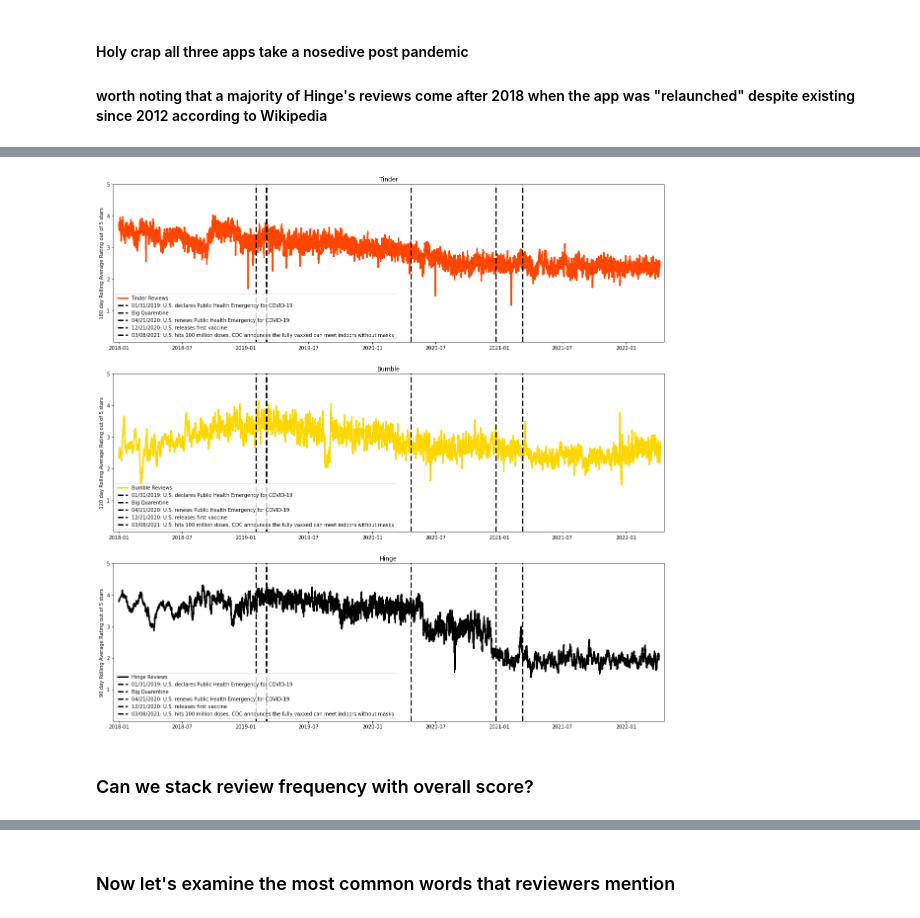
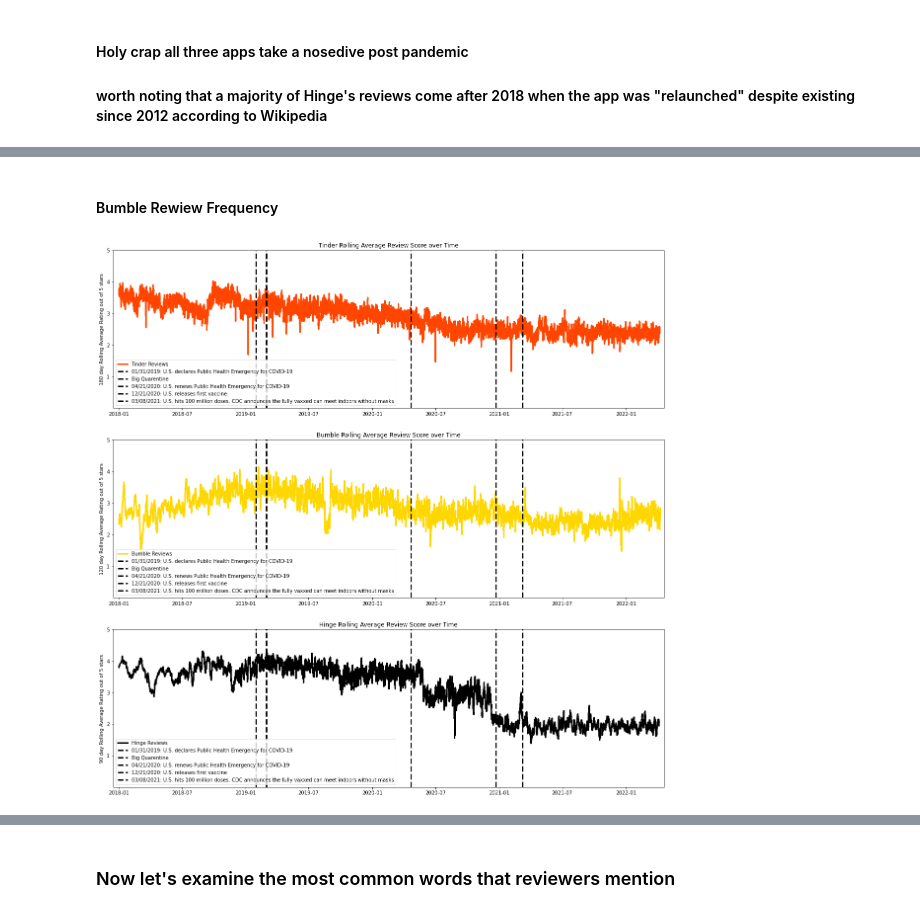
Before and after one commit to johnrh3/ACE_592_Dating_Sim, a Jupyter notebook: Trends/Trend_Analysis.ipynb, the cells around one changed output, grey strips where cells are left out. Saved outputs shown, nothing was run; the diff lists cells and outputs as text; code cells hidden in the pictures.

```diff
--- a/Trends/Trend_Analysis.ipynb
+++ b/Trends/Trend_Analysis.ipynb
@@ -342,3 +340,5 @@ axs[2].title.set_text('Hinge Review Frequency over Time')
+# %% [markdown]
+#### Bumble Rewiew Frequency
 # %%
 #plots a rolling average of the review scores for each app over time
 
@@ -357,7 +357,7 @@ fig, axs = plt.subplots(3, 1, tight_layout=False,
 
 #tinder
 axs[0].plot_date(xT,yT, fmt='-', label="Tinder Reviews",lw=3, color = 'orangered')
-axs[0].title.set_text('Tinder')
+axs[0].title.set_text('Tinder Rolling Average Review Score over Time')
 axs[0].set_ylabel("180 day Rolling Average Rating out of 5 stars")
 axs[0].set_ylim(0,5)
 axs[0].set_yticks([1,2,3,4,5])
@@ -365,7 +365,7 @@ axs[0].set_xlim(np.datetime64("2017-12-15 00:00:00+00:00"), np.datetime64("2022-
 
 #bumble
 axs[1].plot_date(xB,yB, fmt='-', label="Bumble Reviews",lw=3, color = 'gold')
-axs[1].title.set_text('Bumble')
+axs[1].title.set_text('Bumble Rolling Average Review Score over Time')
 axs[1].set_ylabel("120 day Rolling Average Rating out of 5 stars")
 axs[1].set_ylim(0,5)
 axs[1].set_yticks([1,2,3,4,5])
@@ -373,7 +373,7 @@ axs[1].set_xlim(np.datetime64("2017-12-15 00:00:00+00:00"), np.datetime64("2022-
 
 #Hinge
 axs[2].plot_date(xH,yH, fmt='-', label="Hinge Reviews",lw=3, color = 'black')
-axs[2].title.set_text('Hinge')
+axs[2].title.set_text('Hinge Rolling Average Review Score over Time')
 axs[2].set_ylabel("90 day Rolling Average Rating out of 5 stars")
 axs[2].set_ylim(0,5)
 axs[2].set_yticks([1,2,3,4,5])
@@ -408,33 +408,31 @@ axs[2].vlines(q, 0, 80, colors='black', label="Big Quarentine",lw=3,
 #renewed emergency call
 axs[0].vlines(x2, 0, 80, colors='black', label="04/21/2020: U.S. renews Public Health Emergency for COVID-19",lw=3,
               linestyles='dashed')
 axs[1].vlines(x2, 0, 80, colors='black', label="04/21/2020: U.S. renews Public Health Emergency for COVID-19",lw=3,
               linestyles='dashed')
 axs[2].vlines(x2, 0, 80, colors='black', label="04/21/2020: U.S. renews Public Health Emergency for COVID-19",lw=3,
               linestyles='dashed')
 
 #vaccines drop first doses
 axs[0].vlines(x3, 0, 80, colors='black', label="12/21/2020: U.S. releases first vaccine",lw=3,
               linestyles='dashed')
 axs[1].vlines(x3, 0, 80, colors='black', label="12/21/2020: U.S. releases first vaccine",lw=3,
               linestyles='dashed')
 axs[2].vlines(x3, 0, 80, colors='black', label="12/21/2020: U.S. releases first vaccine",lw=3,
               linestyles='dashed')
 
 #CDC announces fully vaxxed can meet inside without masks
 axs[0].vlines(x4, 0, 80, colors='black', label="03/08/2021: U.S. hits 100 million doses. CDC announces the fully vaxxed can meet indoors without masks",lw=3,
               linestyles='dashed')
 axs[1].vlines(x4, 0, 80, colors='black', label="03/08/2021: U.S. hits 100 million doses. CDC announces the fully vaxxed can meet indoors without masks",lw=3,
               linestyles='dashed')
 axs[2].vlines(x4, 0, 80, colors='black', label="03/08/2021: U.S. hits 100 million doses. CDC announces the fully vaxxed can meet indoors without masks",lw=3,
               linestyles='dashed')
 
 
 axs[0].legend(loc="lower left")
 axs[1].legend(loc="lower left")
 axs[2].legend(loc="lower left")
 plt.show()
 # %% [output]
-[figure, old version]
+[figure, new version]
-# %% [markdown]
-### Can we stack review frequency with overall score?
```
Also changed, not shown: parts of 27 cells of this notebook.
